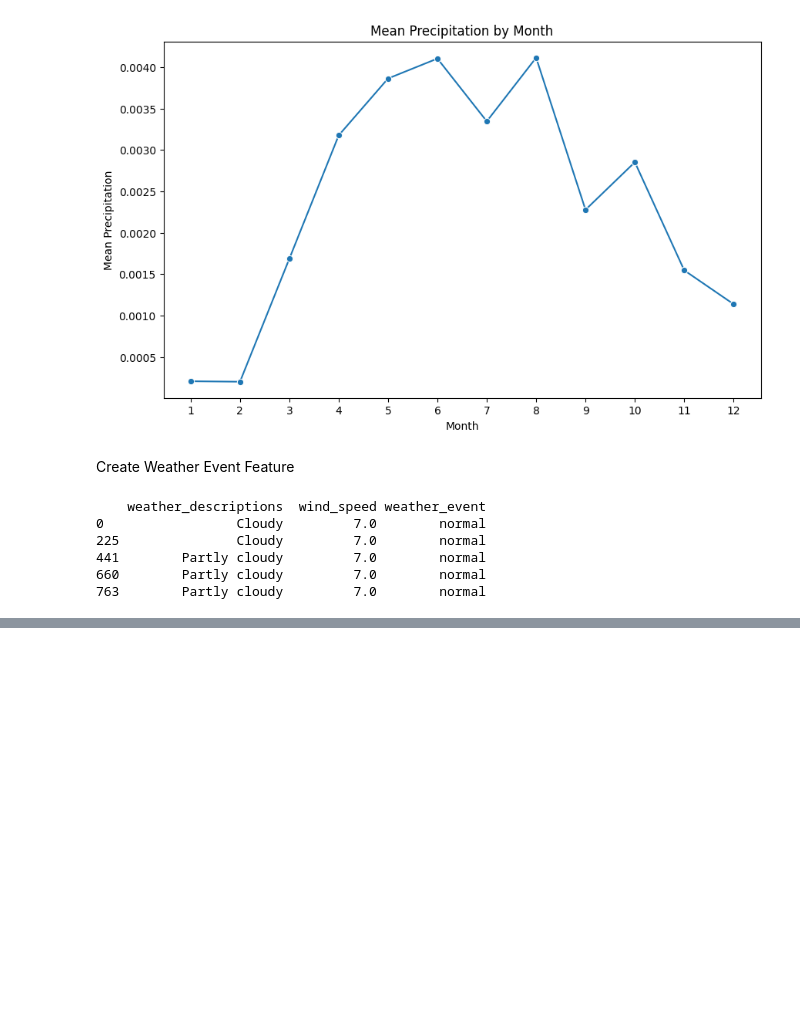
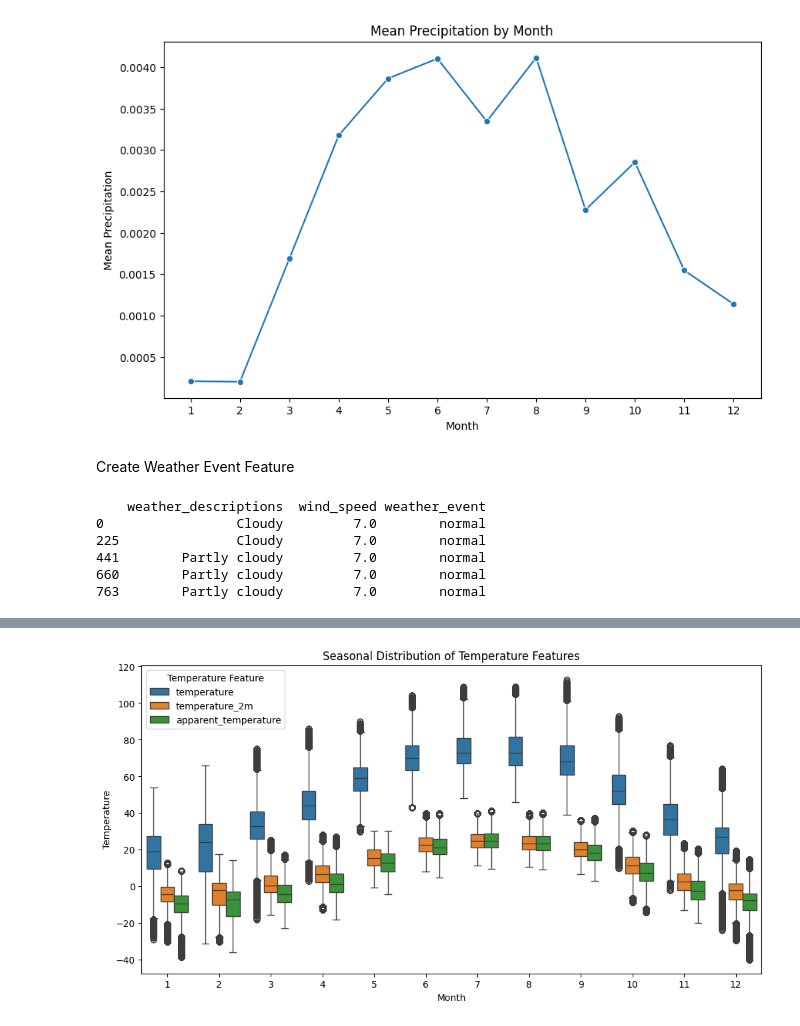
Before and after one commit to LNRobertson/East_River, a Jupyter notebook: notebooks/EDA/EDA.ipynb, the cells around one changed output, grey strips where cells are left out. Drawn from its saved outputs; the diff is of its cells as text; code cells hidden in the pictures; blank space fills up the shorter version.

```diff
--- a/notebooks/EDA/EDA.ipynb
+++ b/notebooks/EDA/EDA.ipynb
@@ -277,0 +281,16 @@ max    1.130000e+02          4.130000e+01    3.990000e+01
+# %%
+# Create a melted dataframe for temperature features for easier plotting
+temp_features = ['temperature', 'temperature_2m', 'apparent_temperature']
+temp_df = eda_df.melt(id_vars='month', value_vars=temp_features,
+                      var_name='temp_feature', value_name='value')
+
+# Plot seasonal distribution of temperature features
+plt.figure(figsize=(12, 6))
+sns.boxplot(x='month', y='value', hue='temp_feature', data=temp_df)
+plt.title('Seasonal Distribution of Temperature Features')
+plt.xlabel('Month')
+plt.ylabel('Temperature')
+plt.legend(title='Temperature Feature')
+plt.show()
+# %% [output]
+[figure, added]
```
Also changed, not shown: parts of 3 cells of this notebook.
